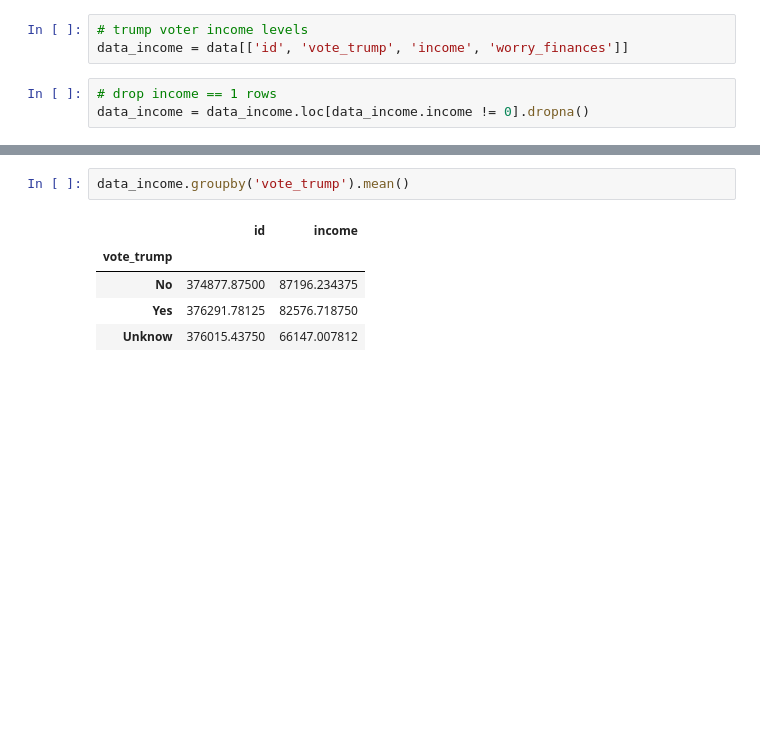
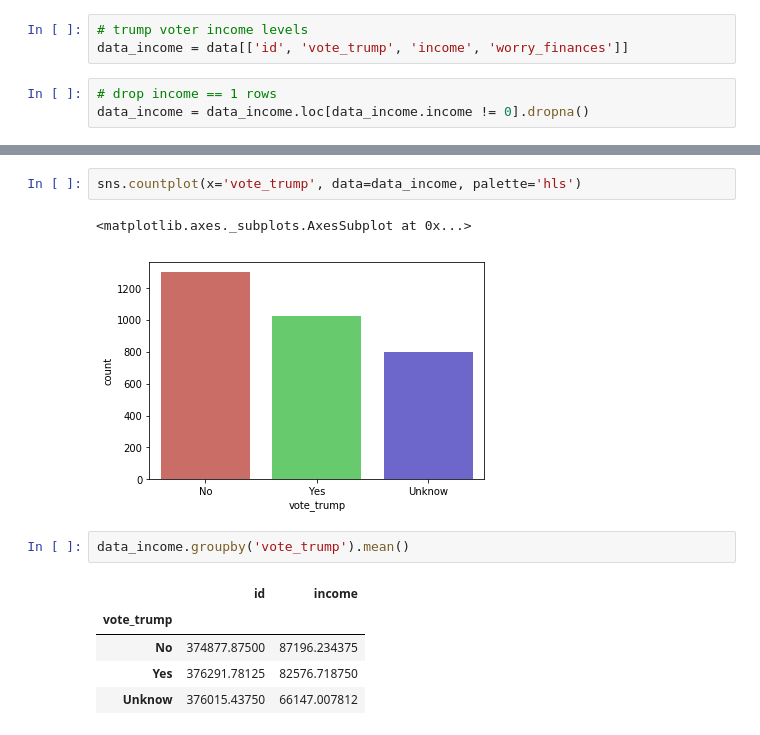
Before and after one commit to wangdianyh/trump-4703, a Jupyter notebook: Trump.ipynb, the cells around one changed output, grey strips where cells are left out. Drawn from its saved outputs; the diff is of its cells as text; blank space fills up the shorter version.

```diff
--- a/Trump.ipynb
+++ b/Trump.ipynb
@@ -19,3 +33,8 @@ data_income = data_income.loc[data_income.income != 0].dropna()
+# %%
+sns.countplot(x='vote_trump', data=data_income, palette='hls')
+# %% [output]
+<matplotlib.axes._subplots.AxesSubplot at 0x...>
+[figure, added]
 # %%
 data_income.groupby('vote_trump').mean()
 # %% [output]
```
Also changed, not shown: parts of 33 cells of this notebook.
